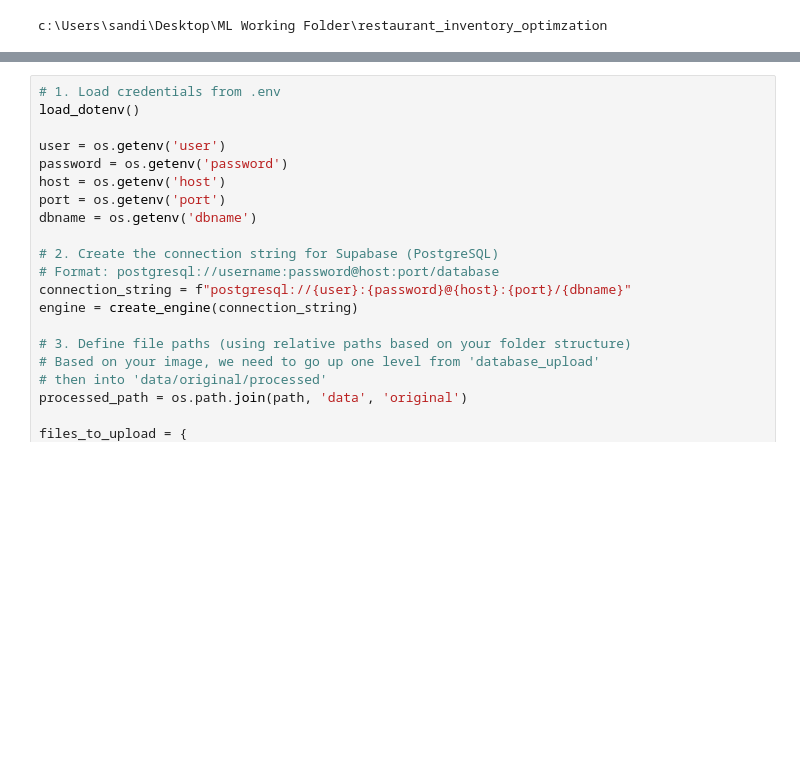
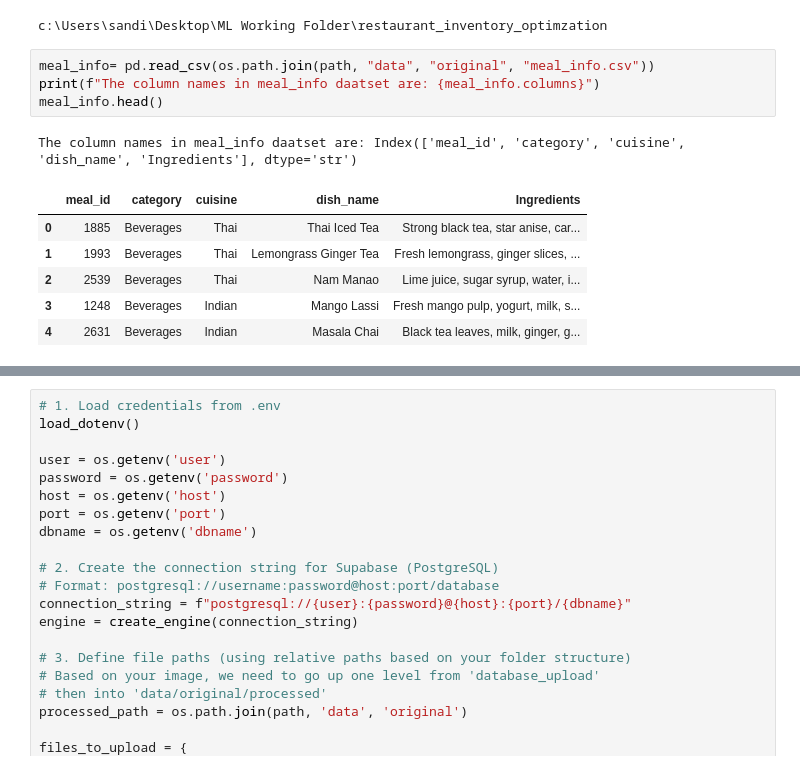
Before and after one commit to sandipan-ds/restaurant_inventory_optimzation, a Jupyter notebook: database_upload/database_upload.ipynb, the cells around one changed output, grey strips where cells are left out. Saved outputs shown, nothing was run; the diff lists cells and outputs as text; blank space fills up the shorter version.

```diff
--- a/database_upload/database_upload.ipynb
+++ b/database_upload/database_upload.ipynb
@@ -29,3 +29,15 @@ path = os.path.dirname(os.getcwd())
 print(path)
 # %% [output]
 c:\Users\sandi\Desktop\ML Working Folder\restaurant_inventory_optimzation
+# %%
+meal_info= pd.read_csv(os.path.join(path, "data", "original", "meal_info.csv"))
+print(f"The column names in meal_info daatset are: {meal_info.columns}")
+meal_info.head()
+# %% [output]
+The column names in meal_info daatset are: Index(['meal_id', 'category', 'cuisine', 'dish_name', 'Ingredients'], dtype='str')
+|  | meal_id | category | cuisine | dish_name | Ingredients |
+| 0 | 1885 | Beverages | Thai | Thai Iced Tea | Strong black tea, star anise, car... |
+| 1 | 1993 | Beverages | Thai | Lemongrass Ginger Tea | Fresh lemongrass, ginger slices, ... |
+| 2 | 2539 | Beverages | Thai | Nam Manao | Lime juice, sugar syrup, water, i... |
+| 3 | 1248 | Beverages | Indian | Mango Lassi | Fresh mango pulp, yogurt, milk, s... |
+| 4 | 2631 | Beverages | Indian | Masala Chai | Black tea leaves, milk, ginger, g... |
```
Also changed, not shown: parts of 1 cell of this notebook, 9 other files.
